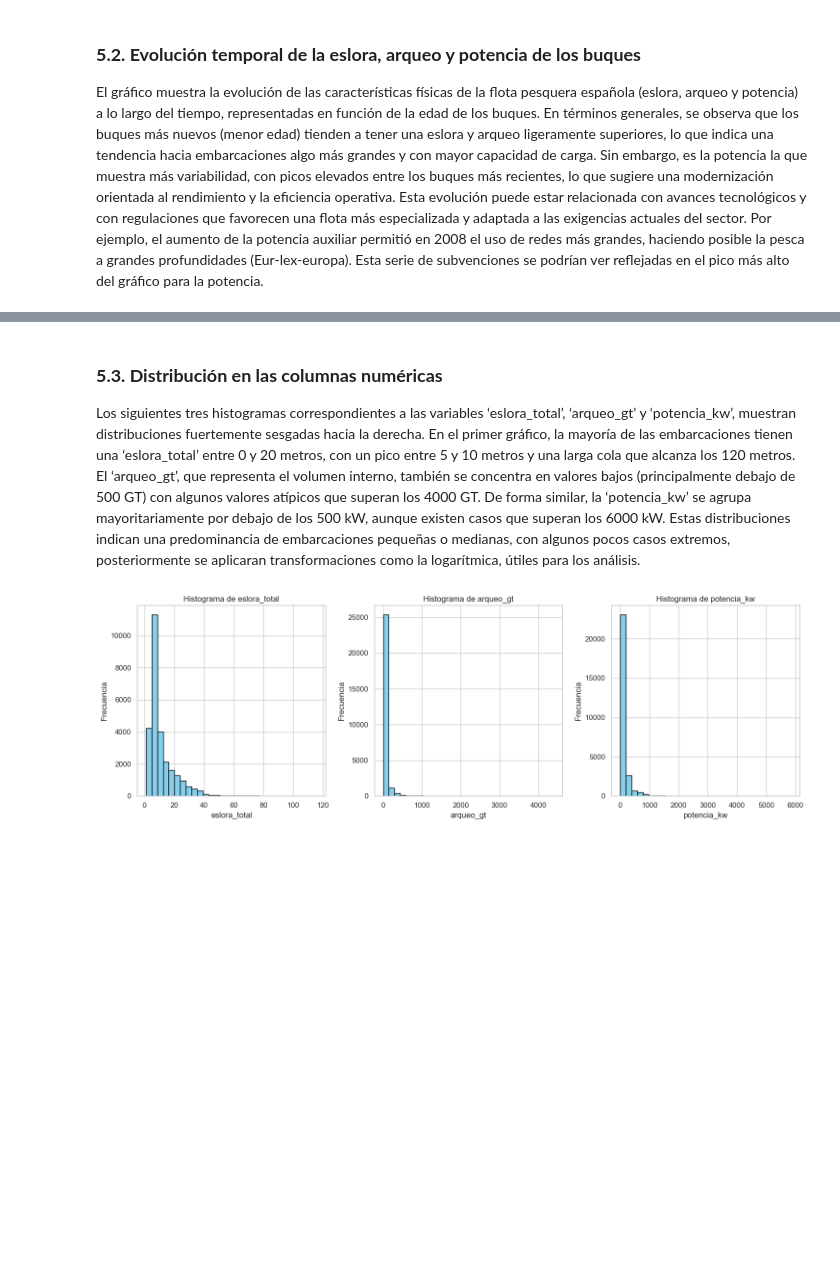
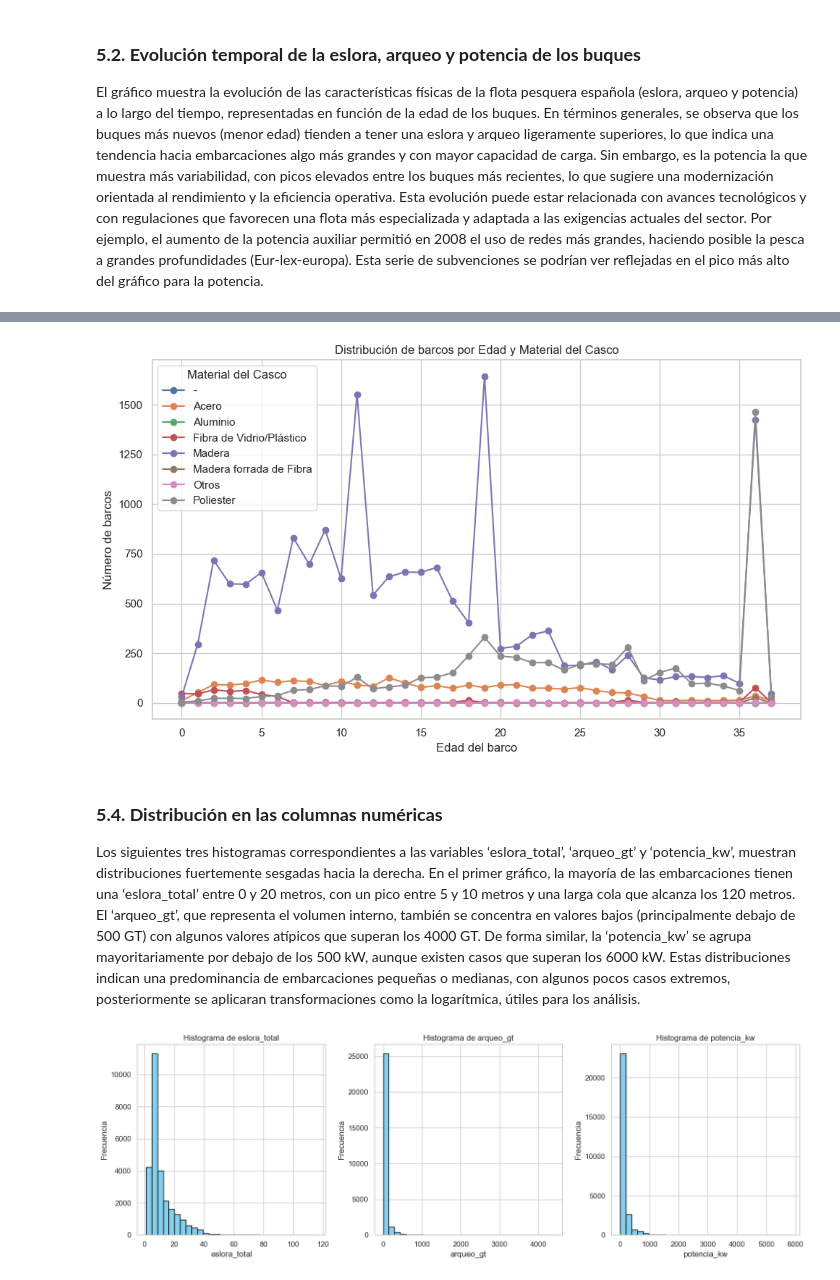
Before and after one commit to LucasZV/tipologia_PR2, a Jupyter notebook: src/Limpieza-datos_v2.ipynb, the cells around one changed output, grey strips where cells are left out. Drawn from its saved outputs; the diff is of its cells as text; code cells hidden in the pictures; blank space fills up the shorter version.

Commit message:
Análisis material casco / rutas relativas

```diff
--- a/src/Limpieza-datos_v2.ipynb
+++ b/src/Limpieza-datos_v2.ipynb
@@ -74,11 +72,11 @@ from sklearn.impute import KNNImputer
 from datetime import datetime
 # %%
 # Definir base_dir como ruta absoluta usando raw string
-base_dir = r"C:\Users\jubeda2\Documents\GitHub\tipologia_PR2"
-file_path = os.path.join(base_dir, "data", "datos_buques_ESP.csv")
+#base_dir = r"C:\Users\jubeda2\Documents\GitHub\tipologia_PR2"
+#file_path = os.path.join(base_dir, "data", "datos_buques_ESP.csv")
 
 # Leer el CSV
-data = pd.read_csv(file_path)
+data = pd.read_csv("../data/datos_buques_ESP.csv")
 # %%
 data.head(5)
 # %% [output]
@@ -581,5 +584,24 @@ plt.show()
+# %%
+conteo = data_1.groupby(["Edad_buque", "material_casco"]).size().unstack(fill_value = 0)
+
+plt.figure(figsize=(10, 6))
+
+for material in conteo.columns:
+    plt.plot(conteo.index, conteo[material], marker='o', label=material)
+
+plt.xlabel('Edad del barco')
+plt.ylabel('Número de barcos')
+plt.title('Distribución de barcos por Edad y Material del Casco')
+plt.legend(title='Material del Casco')
+plt.grid(True)
+plt.tight_layout()
+
+plt.savefig("../figures/lineplot_evolucion_material_casco.png")
+plt.show()
+# %% [output]
+[figure, added]
 # %% [markdown]
-### **5.3. Distribución en las columnas numéricas**
+### **5.4. Distribución en las columnas numéricas**
 Los siguientes tres histogramas correspondientes a las variables ‘eslora_total’, ‘arqueo_gt’ y ‘potencia_kw’, muestran distribuciones fuertemente sesgadas hacia la derecha. En el primer gráfico, la mayoría de las embarcaciones tienen una ‘eslora_total’ entre 0 y 20 metros, con un pico entre 5 y 10 metros y una larga cola que alcanza los 120 metros. El ‘arqueo_gt’, que representa el volumen interno, también se concentra en valores bajos (principalmente debajo de 500 GT) con algunos valores atípicos que superan los 4000 GT. De forma similar, la ‘potencia_kw’ se agrupa mayoritariamente por debajo de los 500 kW, aunque existen casos que superan los 6000 kW. Estas distribuciones indican una predominancia de embarcaciones pequeñas o medianas, con algunos pocos casos extremos, posteriormente se aplicaran transformaciones como la logarítmica, útiles para los análisis.
 # %%
 # Selección de columnas numéricas
```
Also changed, not shown: parts of 10 cells of this notebook, 10 other files.
